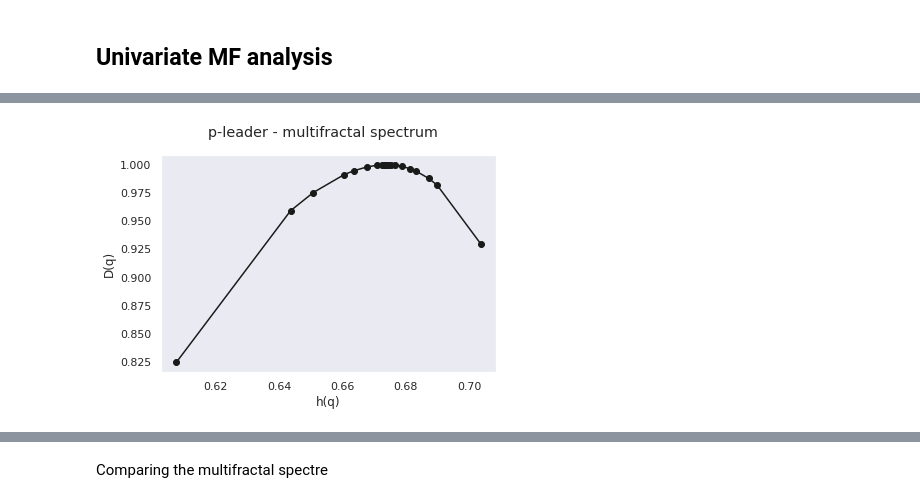
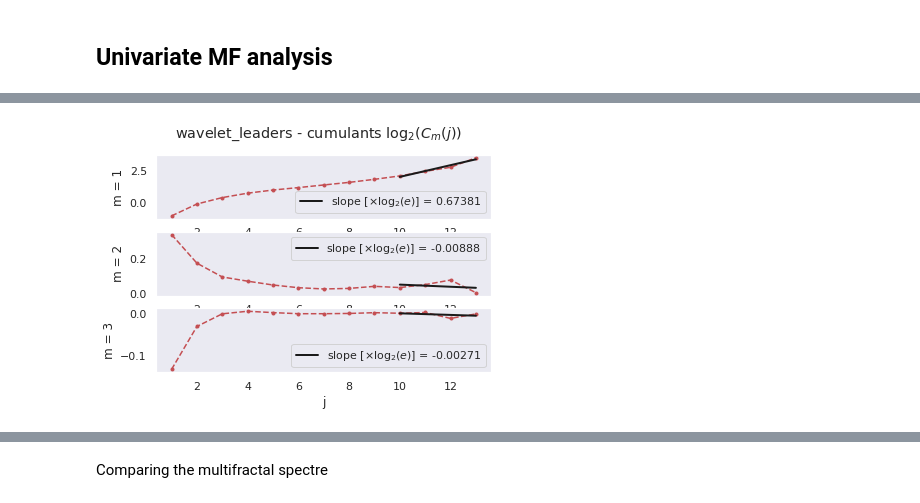
Before and after one commit to neurospin/pymultifracs, a Jupyter notebook: examples/Maquette.ipynb, the cells around one changed output, grey strips where cells are left out. Saved outputs shown, nothing was run; the diff lists cells and outputs as text; code cells hidden in the pictures.

```diff
--- a/examples/Maquette.ipynb
+++ b/examples/Maquette.ipynb
@@ -215,13 +219,12 @@ l = np.logspace(np.log10(0.01), np.log10(5), 10)
 q = np.array([*-l, *l, 0, 1, 2, -1, -2])
 q.sort()
 # %%
-mfa2 = mf.MFA(
+sf, cum, mfs = mf.mf_analysis_full(data,
     wt_name=f'db{nwt}',
-    formalism='p-leader',
-    j1=10,j2=14,
+    j1=10, j2=14,
     q=q,
     n_cumul=3,
     gamint=1/2,
-    wtype=0,
-    p=2
+    weighted=False,
+    p_exp=2
 )
@@ -241,4 +231,4 @@ mfa2.plot_structure()
-# %%
-mfa2.plot_spectrum()
-# %% [output]
-[figure, removed]
+# %%
+cum.plot()
+# %% [output]
+[figure, added]
```
Also changed, not shown: parts of 37 cells of this notebook, 13 other files.
